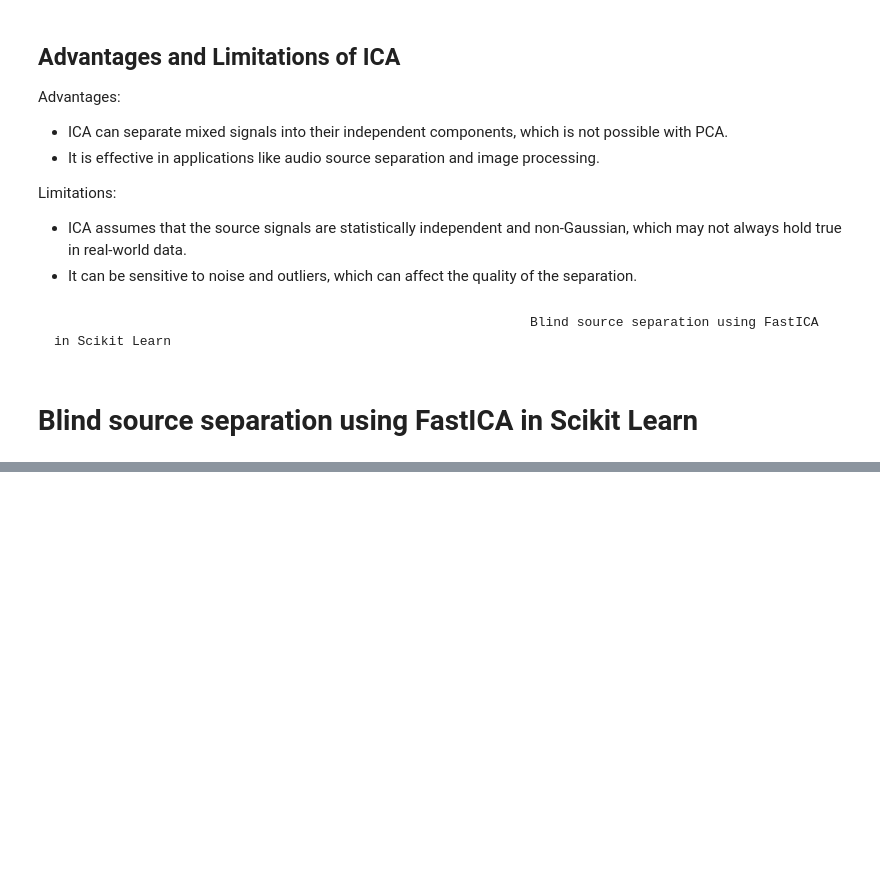
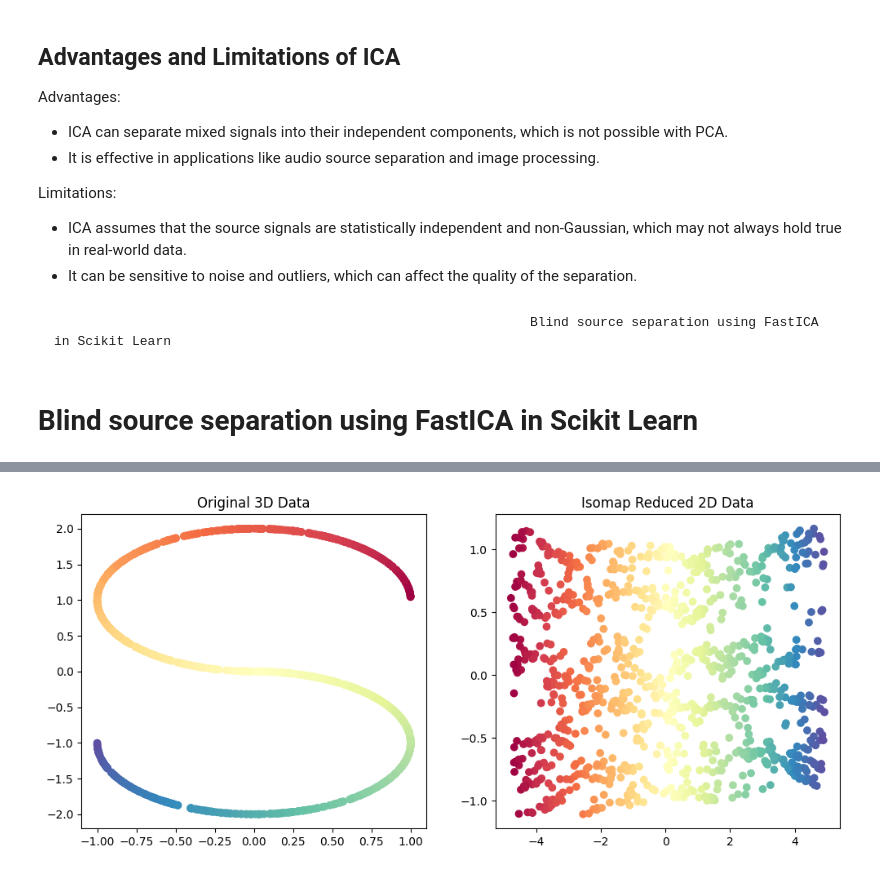
Before and after one commit to itsluckysharma01/Applied-Python-for-AI-ML-DL, a Jupyter notebook: I02_Independent_Component_Analysis-ML.ipynb, the cells around one changed output, grey strips where cells are left out. Drawn from its saved outputs; the diff is of its cells as text; code cells hidden in the pictures; blank space fills up the shorter version.

Commit message:
added isomap DR

```diff
--- a/I02_Independent_Component_Analysis-ML.ipynb
+++ b/I02_Independent_Component_Analysis-ML.ipynb
@@ -127,0 +263,21 @@ Limitations:
+# %%
+from sklearn.datasets import make_s_curve
+from sklearn.manifold import Isomap
+import matplotlib.pyplot as plt
+
+X, color = make_s_curve(n_samples=1000, random_state=42)
+
+isomap = Isomap(n_neighbors=10, n_components=2)
+X_isomap = isomap.fit_transform(X)
+
+fig, ax = plt.subplots(1, 2, figsize=(12, 5))
+
+ax[0].scatter(X[:, 0], X[:, 2], c=color, cmap=plt.cm.Spectral)
+ax[0].set_title('Original 3D Data')
+
+ax[1].scatter(X_isomap[:, 0], X_isomap[:, 1], c=color, cmap=plt.cm.Spectral)
+ax[1].set_title('Isomap Reduced 2D Data')
+
+plt.show()
+# %% [output]
+[figure, added]
```
Also changed, not shown: parts of 12 cells of this notebook.
